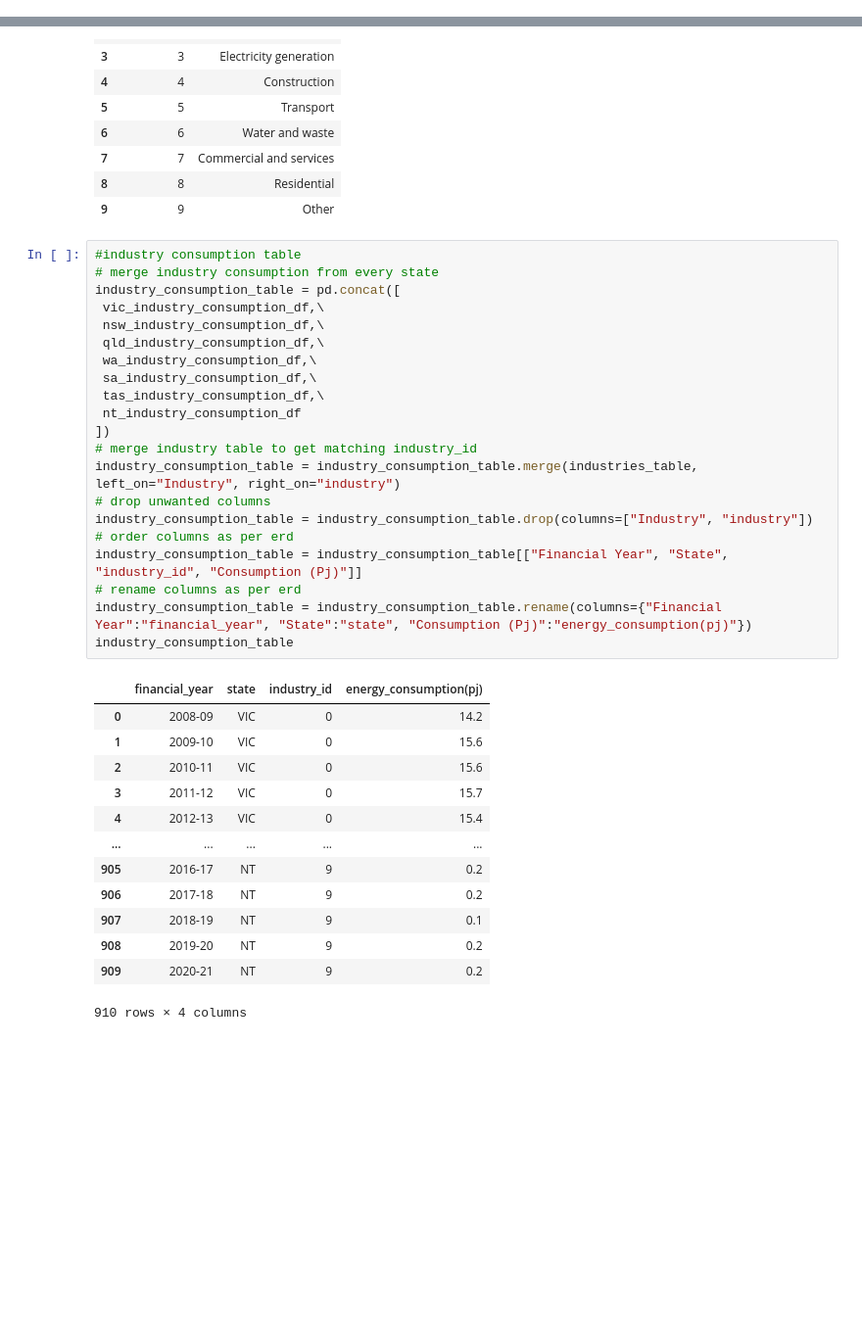
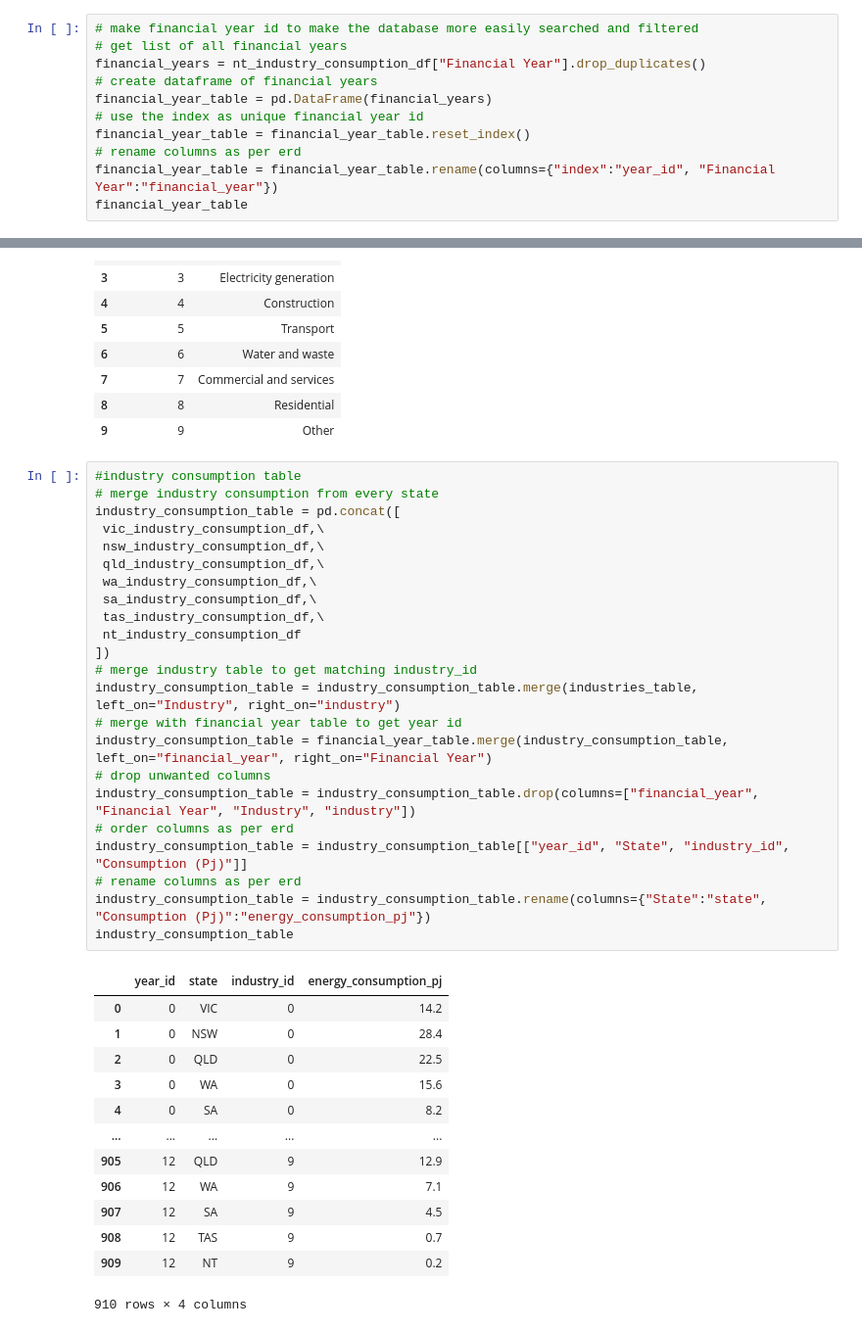
Before and after one commit to Lopokoiyit/PROJECT2-, a Jupyter notebook: data/data_cleaning.ipynb, the cells around one changed output, grey strips where cells are left out. Shown: that part at 98% size. Drawn from its saved outputs; the diff is of its cells as text; blank space fills up the shorter version.

Commit message:
all tables loaded to database

```diff
--- a/data/data_cleaning.ipynb
+++ b/data/data_cleaning.ipynb
@@ -299,0 +327,11 @@ states_table
+# %%
+# make financial year id to make the database more easily searched and filtered
+# get list of all financial years
+financial_years = nt_industry_consumption_df["Financial Year"].drop_duplicates()
+# create dataframe of financial years
+financial_year_table = pd.DataFrame(financial_years)
+# use the index as unique financial year id
+financial_year_table = financial_year_table.reset_index()
+# rename columns as per erd
+financial_year_table = financial_year_table.rename(columns={"index":"year_id", "Financial Year":"financial_year"})
+financial_year_table
@@ -440,35 +501,37 @@ industries_table
 # %%
 #industry consumption table
 # merge industry consumption from every state
 industry_consumption_table = pd.concat([
  vic_industry_consumption_df,\
  nsw_industry_consumption_df,\
  qld_industry_consumption_df,\
  wa_industry_consumption_df,\
  sa_industry_consumption_df,\
  tas_industry_consumption_df,\
  nt_industry_consumption_df
 ])
 # merge industry table to get matching industry_id
 industry_consumption_table = industry_consumption_table.merge(industries_table, left_on="Industry", right_on="industry")
+# merge with financial year table to get year id
+industry_consumption_table = financial_year_table.merge(industry_consumption_table, left_on="financial_year", right_on="Financial Year")
 # drop unwanted columns
-industry_consumption_table = industry_consumption_table.drop(columns=["Industry", "industry"])
+industry_consumption_table = industry_consumption_table.drop(columns=["financial_year", "Financial Year", "Industry", "industry"])
 # order columns as per erd
-industry_consumption_table = industry_consumption_table[["Financial Year", "State", "industry_id", "Consumption (Pj)"]]
+industry_consumption_table = industry_consumption_table[["year_id", "State", "industry_id", "Consumption (Pj)"]]
 # rename columns as per erd
-industry_consumption_table = industry_consumption_table.rename(columns={"Financial Year":"financial_year", "State":"state", "Consumption (Pj)":"energy_consumption(pj)"})
+industry_consumption_table = industry_consumption_table.rename(columns={"State":"state", "Consumption (Pj)":"energy_consumption_pj"})
 industry_consumption_table
 # %% [output]
-|  | financial_year | state | industry_id | energy_consumption(pj) |
-| 0 | 2008-09 | VIC | 0 | 14.2 |
-| 1 | 2009-10 | VIC | 0 | 15.6 |
-| 2 | 2010-11 | VIC | 0 | 15.6 |
-| 3 | 2011-12 | VIC | 0 | 15.7 |
-| 4 | 2012-13 | VIC | 0 | 15.4 |
+|  | year_id | state | industry_id | energy_consumption_pj |
+| 0 | 0 | VIC | 0 | 14.2 |
+| 1 | 0 | NSW | 0 | 28.4 |
+| 2 | 0 | QLD | 0 | 22.5 |
+| 3 | 0 | WA | 0 | 15.6 |
+| 4 | 0 | SA | 0 | 8.2 |
 | ... | ... | ... | ... | ... |
-| 905 | 2016-17 | NT | 9 | 0.2 |
-| 906 | 2017-18 | NT | 9 | 0.2 |
-| 907 | 2018-19 | NT | 9 | 0.1 |
-| 908 | 2019-20 | NT | 9 | 0.2 |
-| 909 | 2020-21 | NT | 9 | 0.2 |
+| 905 | 12 | QLD | 9 | 12.9 |
+| 906 | 12 | WA | 9 | 7.1 |
+| 907 | 12 | SA | 9 | 4.5 |
+| 908 | 12 | TAS | 9 | 0.7 |
+| 909 | 12 | NT | 9 | 0.2 |
 910 rows × 4 columns
```
Also changed, not shown: parts of 26 cells of this notebook, 10 other files.
